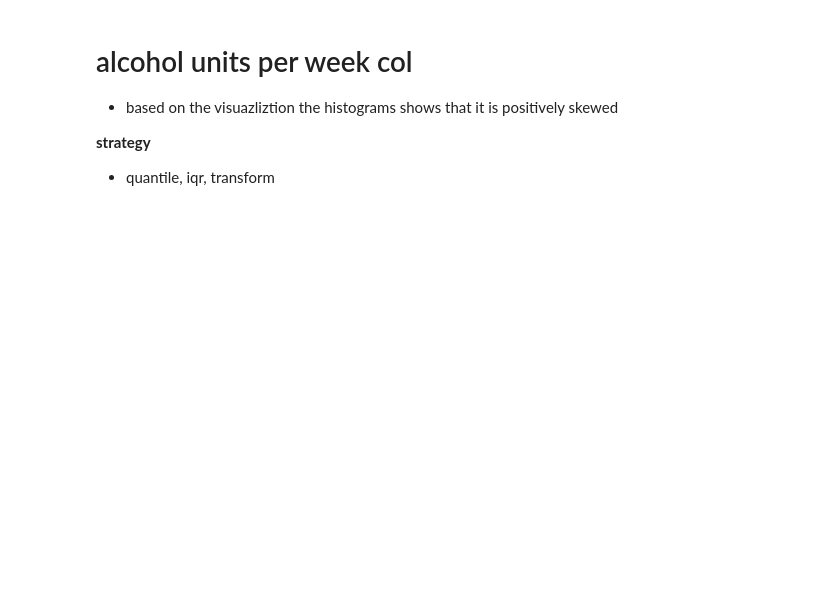
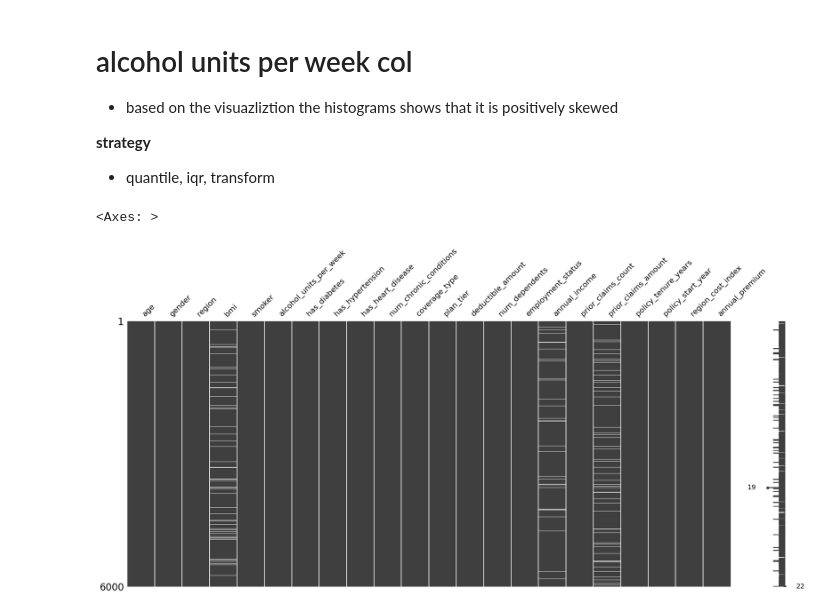
Before and after one commit to Wewds1/ML_Projects, a Jupyter notebook: Insurance_Claims/notebooks/01_eda.ipynb, the cells around one changed output. Saved outputs shown, nothing was run; the diff lists cells and outputs as text; code cells hidden in the pictures; blank space fills up the shorter version.

```diff
--- a/Insurance_Claims/notebooks/01_eda.ipynb
+++ b/Insurance_Claims/notebooks/01_eda.ipynb
@@ -41,7 +41,7 @@ df_copy = df.copy()
 #drop ids
 df_copy = df_copy.drop(columns=col_to_drop, errors='ignore')
 
-df_copy.drop_duplicates()
+df_copy = df_copy.drop_duplicates()
 
 
 def clean_smoker(x):
@@ -98,3 +77,9 @@ plt.show()
 
 **strategy**
 - quantile, iqr, transform
+# %%
+import missingno as msno
+msno.matrix(df_copy)
+# %% [output]
+<Axes: >
+[figure, added]
```
Also changed, not shown: parts of 10 cells of this notebook, 6 other files.
